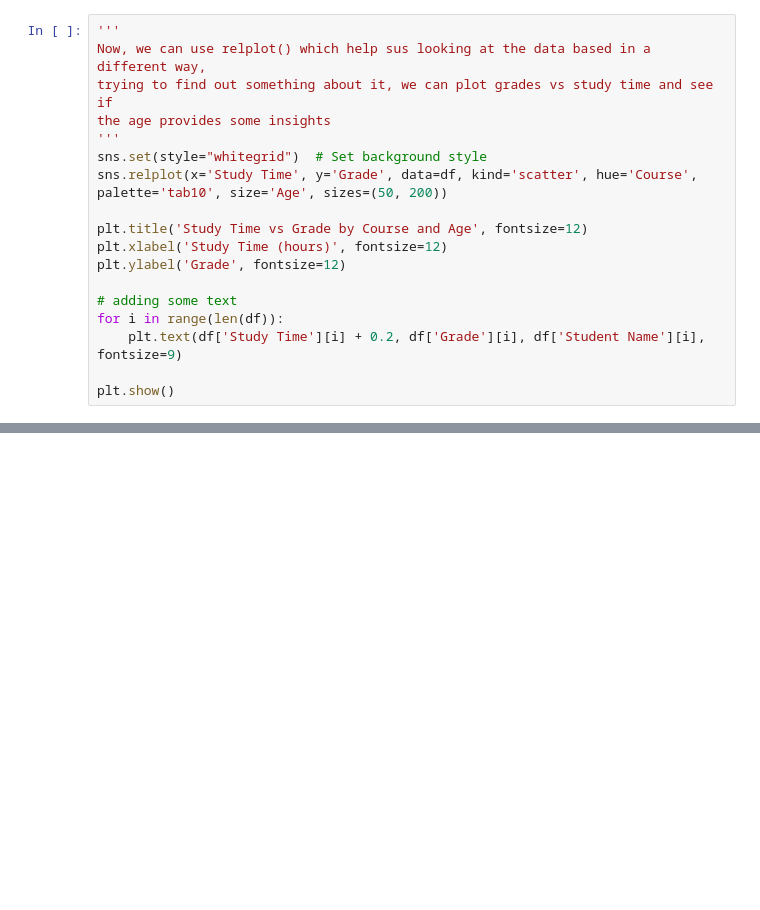
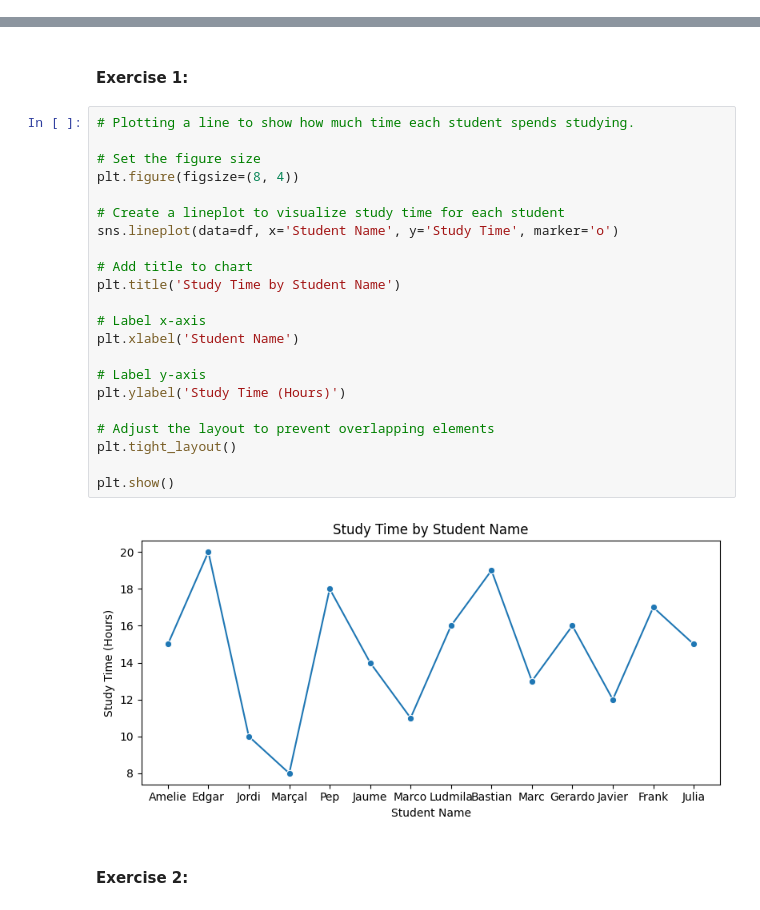
Before and after one commit to bazomeister/Python4DS, a Jupyter notebook: S8_exercises/session_8.ipynb, the cells around one changed output, grey strips where cells are left out. Drawn from its saved outputs; the diff is of its cells as text; blank space fills up the shorter version.

```diff
--- a/S8_exercises/session_8.ipynb
+++ b/S8_exercises/session_8.ipynb
@@ -760,18 +0,0 @@ plt.show()
-# %%
-'''
-Now, we can use relplot() which help sus looking at the data based in a different way,
-trying to find out something about it, we can plot grades vs study time and see if
-the age provides some insights
-'''
-sns.set(style="whitegrid")  # Set background style
-sns.relplot(x='Study Time', y='Grade', data=df, kind='scatter', hue='Course', palette='tab10', size='Age', sizes=(50, 200))
-
-plt.title('Study Time vs Grade by Course and Age', fontsize=12)
-plt.xlabel('Study Time (hours)', fontsize=12)
-plt.ylabel('Grade', fontsize=12)
-
-# adding some text
-for i in range(len(df)):
-    plt.text(df['Study Time'][i] + 0.2, df['Grade'][i], df['Student Name'][i], fontsize=9)
-
-plt.show()
@@ -1183,0 +52,28 @@ plt.show()
+# %% [markdown]
+#### Exercise 1:
+# %%
+# Plotting a line to show how much time each student spends studying.
+
+# Set the figure size
+plt.figure(figsize=(8, 4))
+
+# Create a lineplot to visualize study time for each student
+sns.lineplot(data=df, x='Student Name', y='Study Time', marker='o')
+
+# Add title to chart
+plt.title('Study Time by Student Name')
+
+# Label x-axis
+plt.xlabel('Student Name')
+
+# Label y-axis
+plt.ylabel('Study Time (Hours)')
+
+# Adjust the layout to prevent overlapping elements
+plt.tight_layout()
+
+plt.show()
+# %% [output]
+[figure, added]
+# %% [markdown]
+#### Exercise 2:
```
Also changed, not shown: parts of 89 cells of this notebook.
